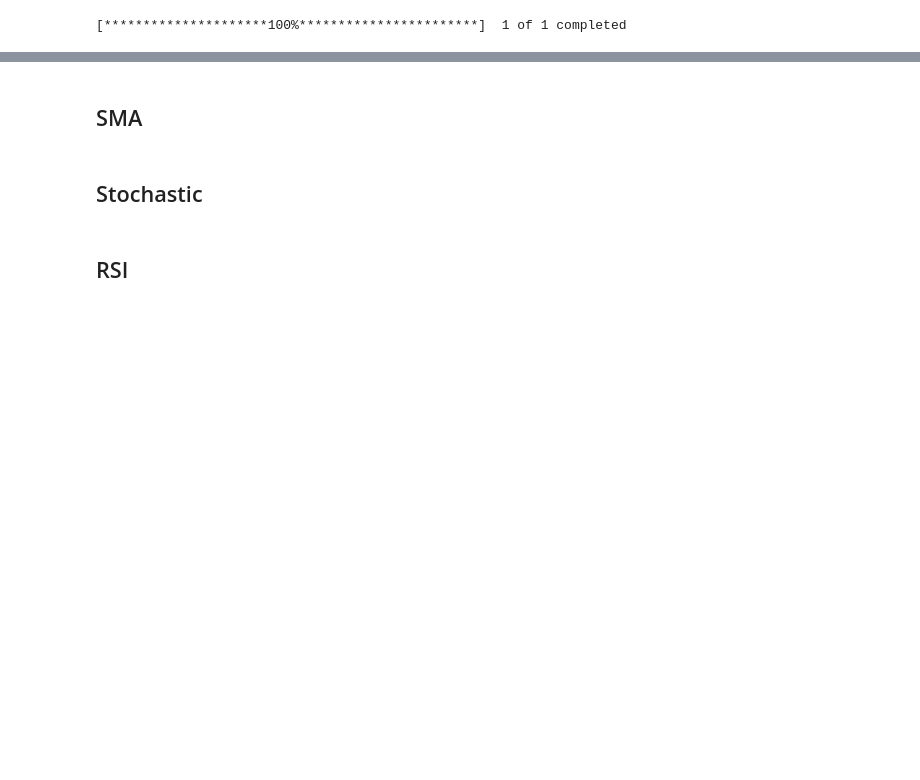
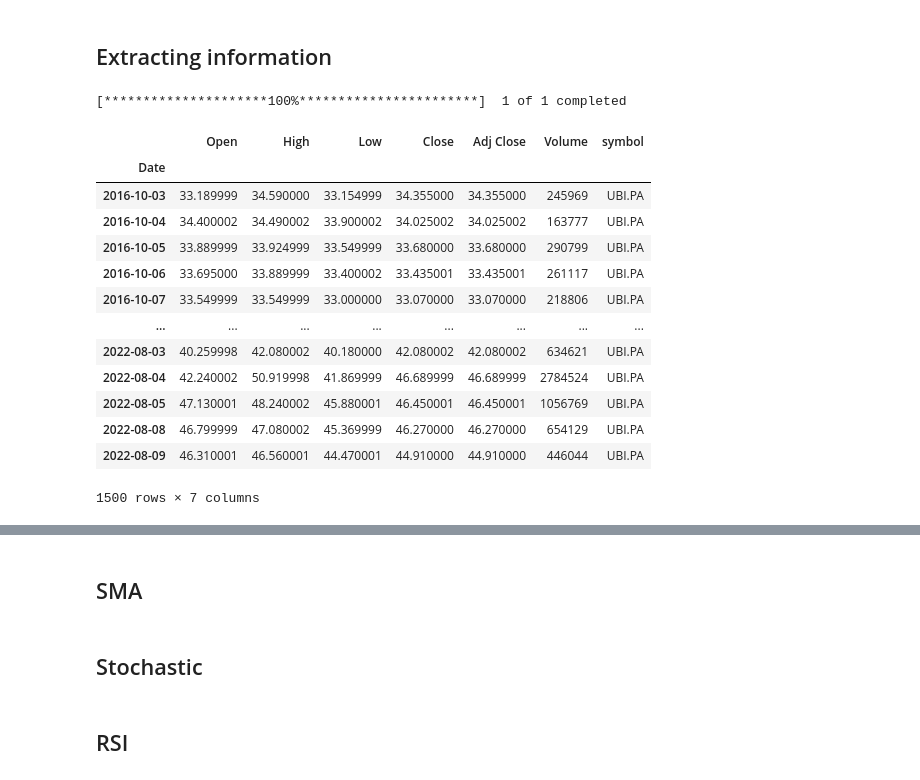
Before and after one commit to Project-Jedha-2022/Stock_Prediction, a Jupyter notebook: notebooks/Technical_indicators.ipynb, the cells around one changed output, grey strips where cells are left out. Drawn from its saved outputs; the diff is of its cells as text; code cells hidden in the pictures; blank space fills up the shorter version.

```diff
--- a/notebooks/Technical_indicators.ipynb
+++ b/notebooks/Technical_indicators.ipynb
@@ -0,0 +1,2 @@
+# %% [markdown]
+## Extracting information
@@ -32,2 +30,19 @@ all_data['return'] = all_data.groupby('symbol')['close'].pct_change()
 # %% [output]
 [*********************100%***********************]  1 of 1 completed
+# %%
+all_data
+# %% [output]
+|  | Open | High | Low | Close | Adj Close | Volume | symbol |
+| Date |  |  |  |  |  |  |  |
+| 2016-10-03 | 33.189999 | 34.590000 | 33.154999 | 34.355000 | 34.355000 | 245969 | UBI.PA |
+| 2016-10-04 | 34.400002 | 34.490002 | 33.900002 | 34.025002 | 34.025002 | 163777 | UBI.PA |
+| 2016-10-05 | 33.889999 | 33.924999 | 33.549999 | 33.680000 | 33.680000 | 290799 | UBI.PA |
+| 2016-10-06 | 33.695000 | 33.889999 | 33.400002 | 33.435001 | 33.435001 | 261117 | UBI.PA |
+| 2016-10-07 | 33.549999 | 33.549999 | 33.000000 | 33.070000 | 33.070000 | 218806 | UBI.PA |
+| ... | ... | ... | ... | ... | ... | ... | ... |
+| 2022-08-03 | 40.259998 | 42.080002 | 40.180000 | 42.080002 | 42.080002 | 634621 | UBI.PA |
+| 2022-08-04 | 42.240002 | 50.919998 | 41.869999 | 46.689999 | 46.689999 | 2784524 | UBI.PA |
+| 2022-08-05 | 47.130001 | 48.240002 | 45.880001 | 46.450001 | 46.450001 | 1056769 | UBI.PA |
+| 2022-08-08 | 46.799999 | 47.080002 | 45.369999 | 46.270000 | 46.270000 | 654129 | UBI.PA |
+| 2022-08-09 | 46.310001 | 46.560001 | 44.470001 | 44.910000 | 44.910000 | 446044 | UBI.PA |
+1500 rows × 7 columns
```
Also changed, not shown: parts of 25 cells of this notebook, 2 other files.
